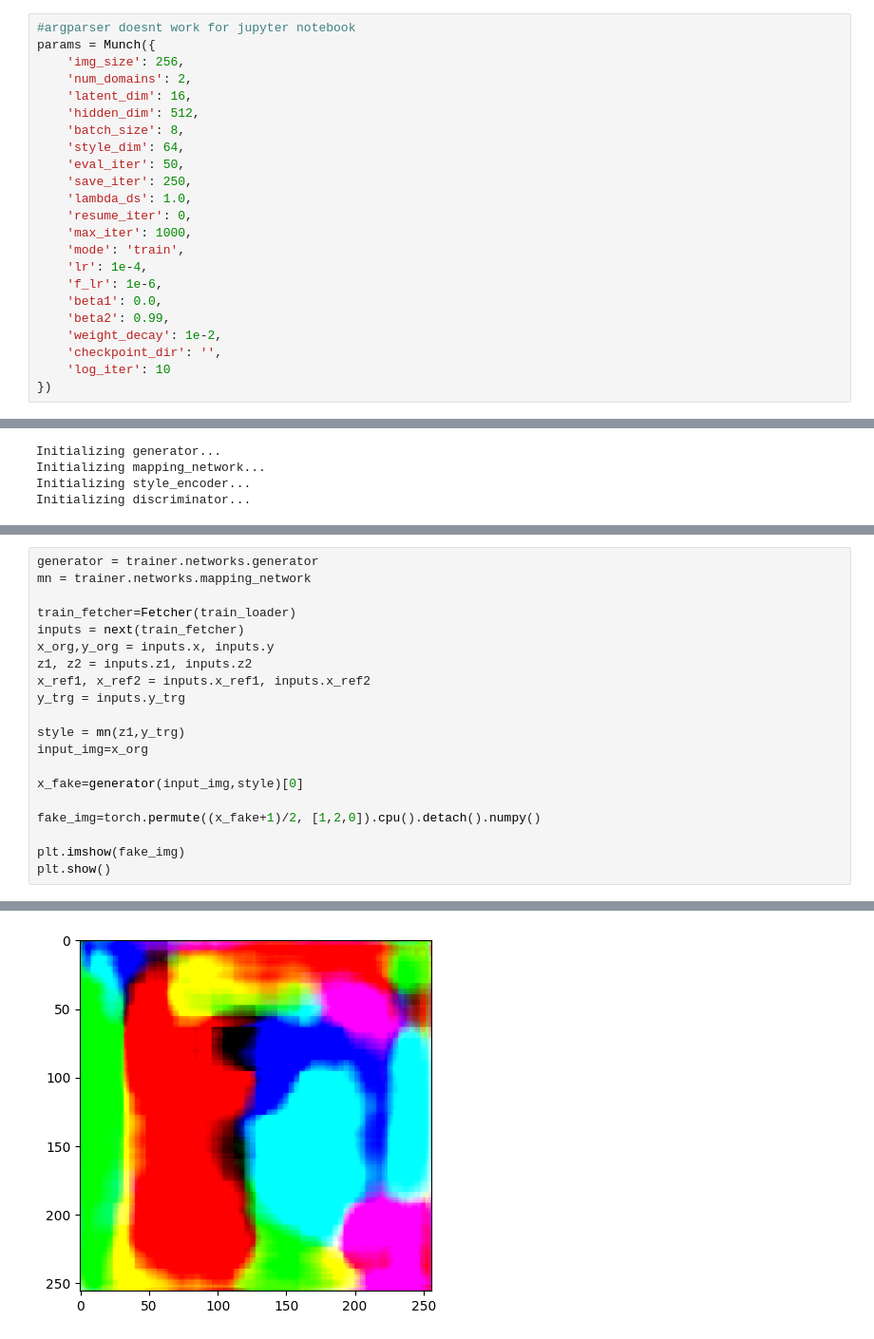
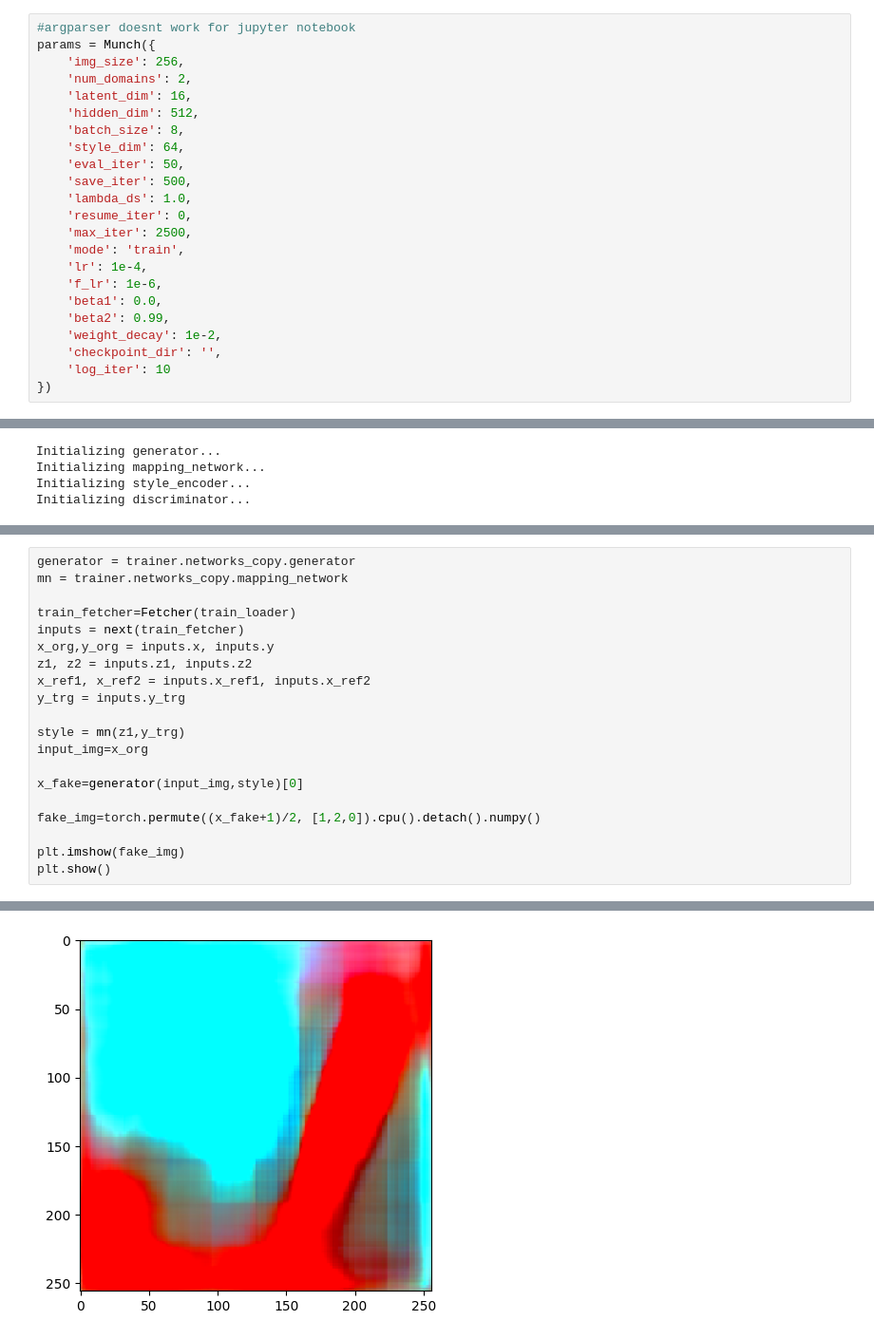
Before and after one commit to BalthazarBujard/StarGAN-v2, a Jupyter notebook: train_test.ipynb, the cells around one changed output, grey strips where cells are left out. Shown at 95% size. Saved outputs shown, nothing was run; the diff lists cells and outputs as text.

```diff
--- a/train_test.ipynb
+++ b/train_test.ipynb
@@ -16,10 +16,10 @@ params = Munch({
     'batch_size': 8,
     'style_dim': 64,
     'eval_iter': 50,
-    'save_iter': 250,
+    'save_iter': 500,
     'lambda_ds': 1.0,
     'resume_iter': 0,
-    'max_iter': 1000,
+    'max_iter': 2500,
     'mode': 'train',
     'lr': 1e-4,
     'f_lr': 1e-6,
@@ -52,23 +49,23 @@ Checkpoint being saved at 000200_optims.cpt...
 # %%
-generator = trainer.networks.generator
-mn = trainer.networks.mapping_network
+generator = trainer.networks_copy.generator
+mn = trainer.networks_copy.mapping_network
 
 train_fetcher=Fetcher(train_loader)
 inputs = next(train_fetcher)
 x_org,y_org = inputs.x, inputs.y
 z1, z2 = inputs.z1, inputs.z2
 x_ref1, x_ref2 = inputs.x_ref1, inputs.x_ref2
 y_trg = inputs.y_trg
 
 style = mn(z1,y_trg)
 input_img=x_org
 
 x_fake=generator(input_img,style)[0]
 
 fake_img=torch.permute((x_fake+1)/2, [1,2,0]).cpu().detach().numpy()
 
 plt.imshow(fake_img)
 plt.show()
 # %% [output]
 Clipping input data to the valid range for imshow with RGB data ([0..1] for floats or [0..255] for integers).
-[figure, old version]
+[figure, new version]
```
Also changed, not shown: parts of 3 cells of this notebook, 1 other file.
